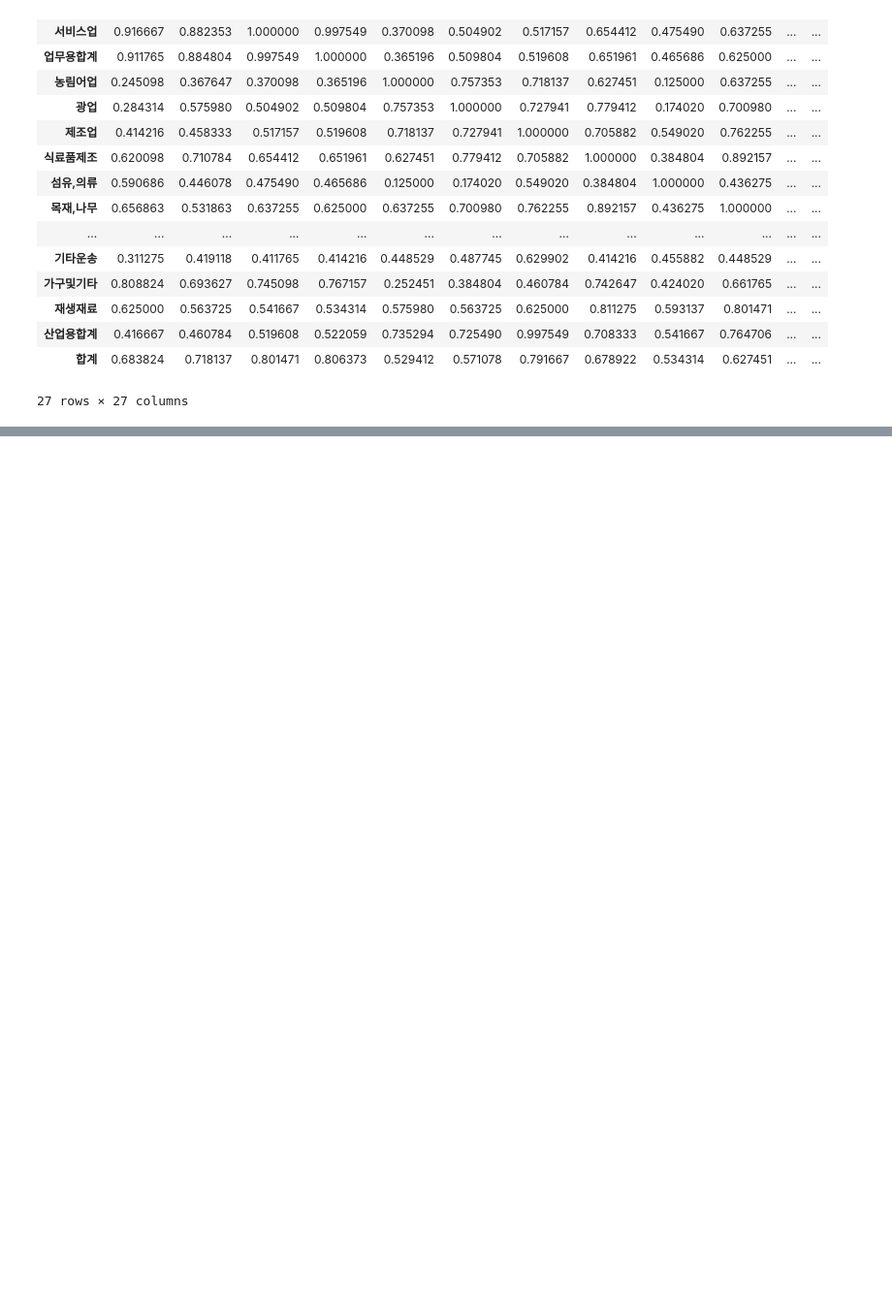
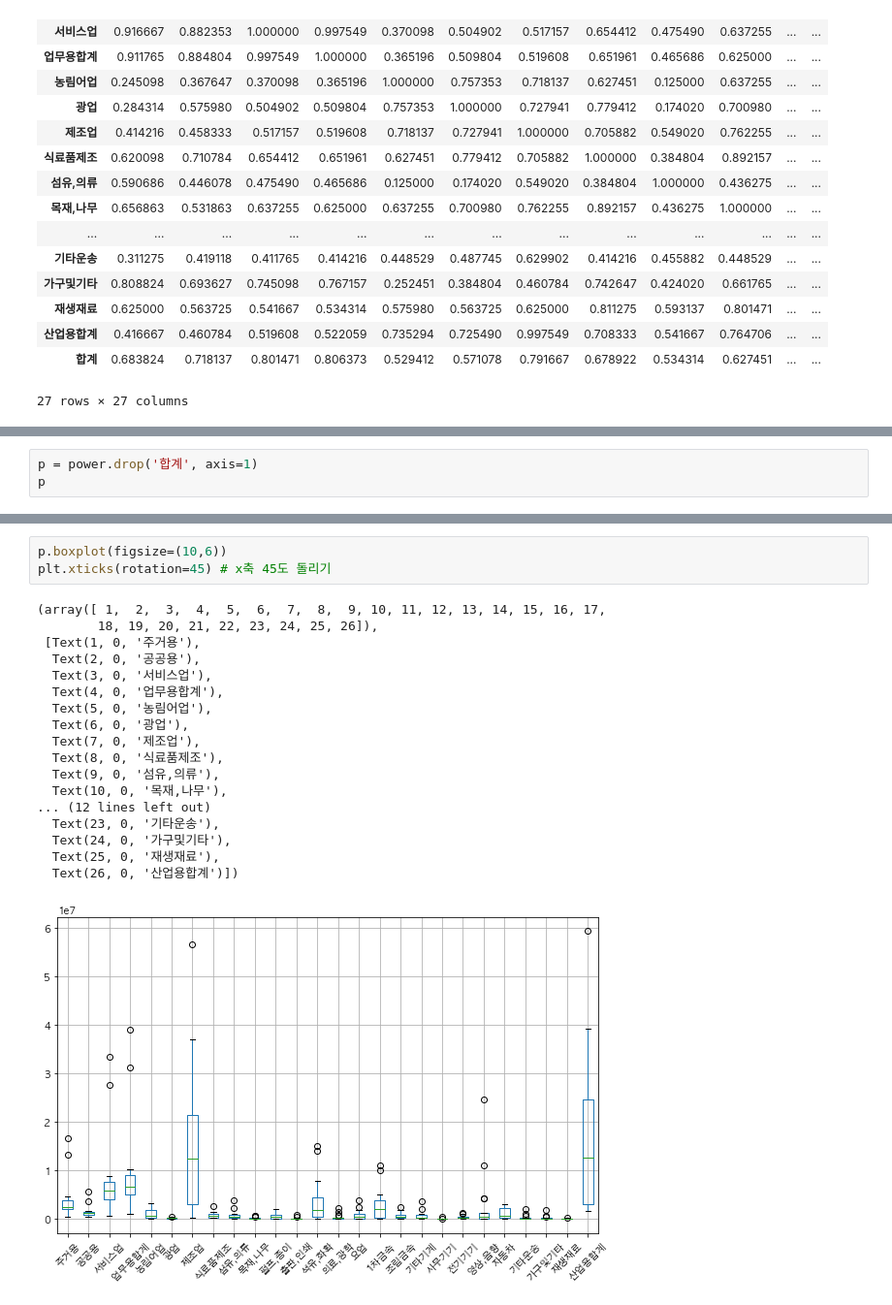
Before and after one commit to yu04038/DataProcess-Analysis, a Jupyter notebook: 8월 17일.ipynb, the cells around one changed output, grey strips where cells are left out. Shown at 97% size. Drawn from its saved outputs; the diff is of its cells as text; blank space fills up the shorter version.

```diff
--- a/8월 17일.ipynb
+++ b/8월 17일.ipynb
@@ -237,0 +247,3 @@ AttributeError: 'DataFrame' object has no attribute 'counter'
+# %%
+p = power.drop('합계', axis=1)
+p
@@ -237,0 +271,22 @@ AttributeError: 'DataFrame' object has no attribute 'counter'
+# %%
+p.boxplot(figsize=(10,6))
+plt.xticks(rotation=45) # x축 45도 돌리기
+# %% [output]
+(array([ 1,  2,  3,  4,  5,  6,  7,  8,  9, 10, 11, 12, 13, 14, 15, 16, 17,
+        18, 19, 20, 21, 22, 23, 24, 25, 26]),
+ [Text(1, 0, '주거용'),
+  Text(2, 0, '공공용'),
+  Text(3, 0, '서비스업'),
+  Text(4, 0, '업무용합계'),
+  Text(5, 0, '농림어업'),
+  Text(6, 0, '광업'),
+  Text(7, 0, '제조업'),
+  Text(8, 0, '식료품제조'),
+  Text(9, 0, '섬유,의류'),
+  Text(10, 0, '목재,나무'),
+... (12 lines left out)
+  Text(23, 0, '기타운송'),
+  Text(24, 0, '가구및기타'),
+  Text(25, 0, '재생재료'),
+  Text(26, 0, '산업용합계')])
+[figure, added]
```
Also changed, not shown: parts of 14 cells of this notebook.
